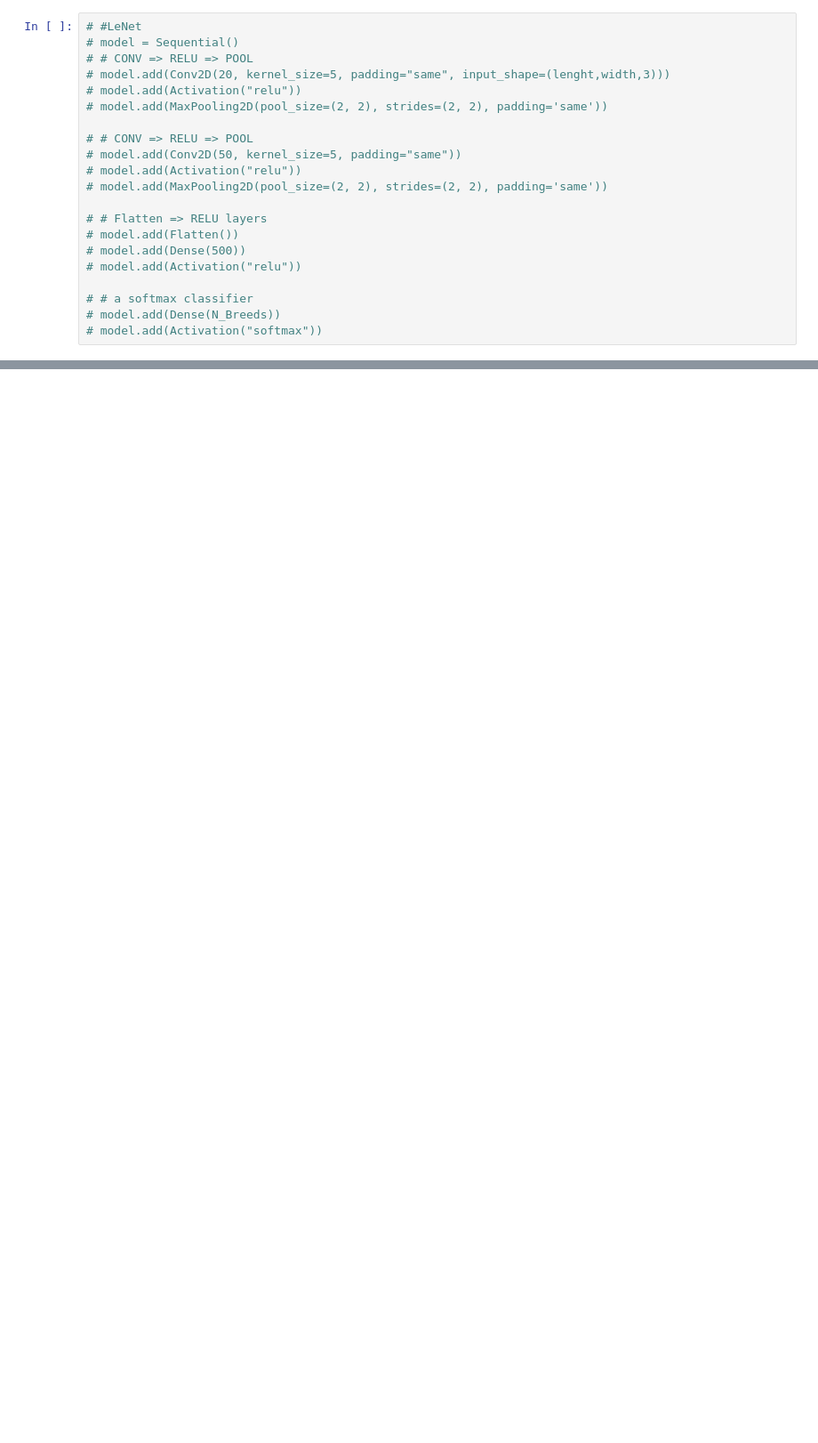
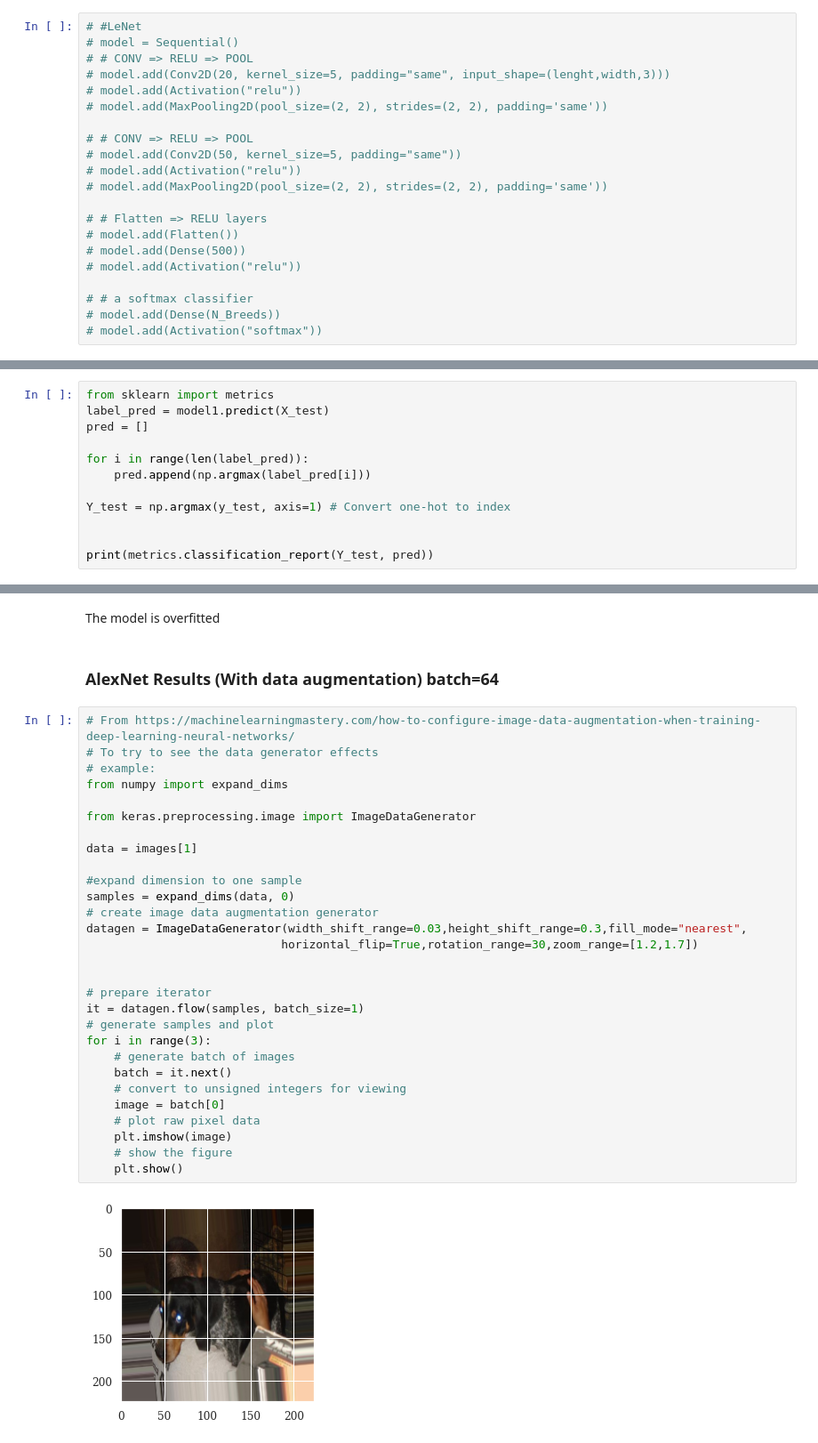
Before and after one commit to GabyCisnerosV/AllTheDogs, a Jupyter notebook: Dog_Breeds.ipynb, the cells around one changed output, grey strips where cells are left out. Shown: that part at 89% size. Cells and saved outputs as stored; diff of their text form; blank space fills up the shorter version.

```diff
--- a/Dog_Breeds.ipynb
+++ b/Dog_Breeds.ipynb
@@ -382,0 +340,12 @@ print(metrics.classification_report(Y_test, pred))
+# %%
+from sklearn import metrics
+label_pred = model1.predict(X_test)
+pred = []
+
+for i in range(len(label_pred)):
+    pred.append(np.argmax(label_pred[i]))
+
+Y_test = np.argmax(y_test, axis=1) # Convert one-hot to index
+
+
+print(metrics.classification_report(Y_test, pred))
@@ -382,0 +370,35 @@ print(metrics.classification_report(Y_test, pred))
+# %% [markdown]
+The model is overfitted
+# %% [markdown]
+### AlexNet Results (With data augmentation) batch=64
+# %%
+# From https://machinelearningmastery.com/how-to-configure-image-data-augmentation-when-training-deep-learning-neural-networks/
+# To try to see the data generator effects
+# example:
+from numpy import expand_dims
+
+from keras.preprocessing.image import ImageDataGenerator
+
+data = images[1]
+
+#expand dimension to one sample
+samples = expand_dims(data, 0)
+# create image data augmentation generator
+datagen = ImageDataGenerator(width_shift_range=0.03,height_shift_range=0.3,fill_mode="nearest",
+							horizontal_flip=True,rotation_range=30,zoom_range=[1.2,1.7])
+
+
+# prepare iterator
+it = datagen.flow(samples, batch_size=1)
+# generate samples and plot
+for i in range(3):
+	# generate batch of images
+	batch = it.next()
+	# convert to unsigned integers for viewing
+	image = batch[0]
+	# plot raw pixel data
+	plt.imshow(image)
+	# show the figure
+	plt.show()
+# %% [output]
+[figure, added]
```
Also changed, not shown: parts of 49 cells of this notebook.
